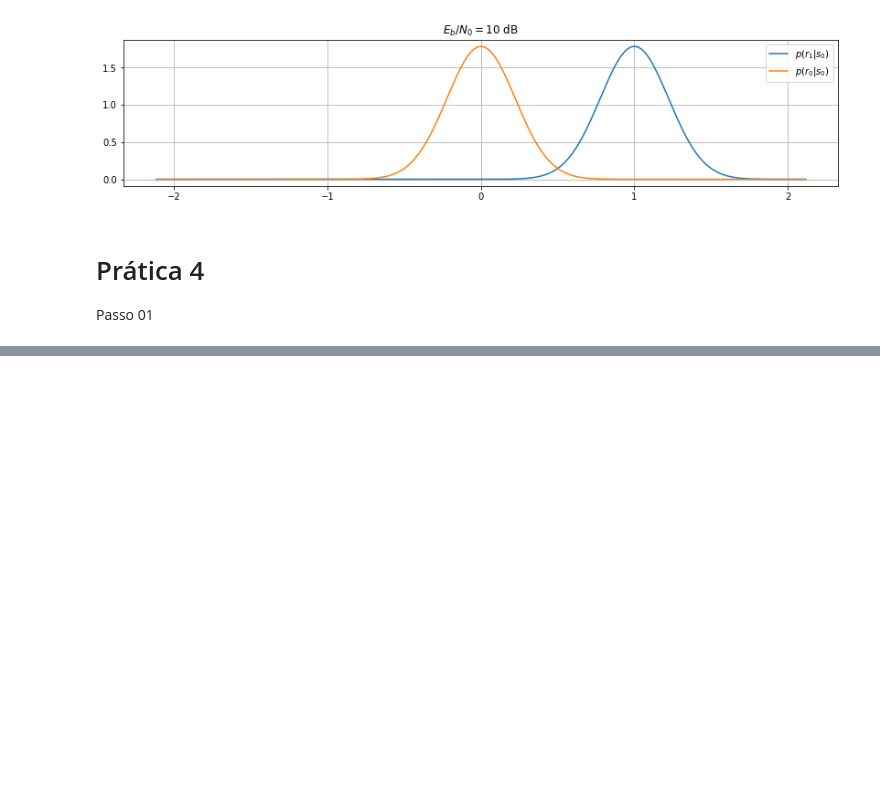
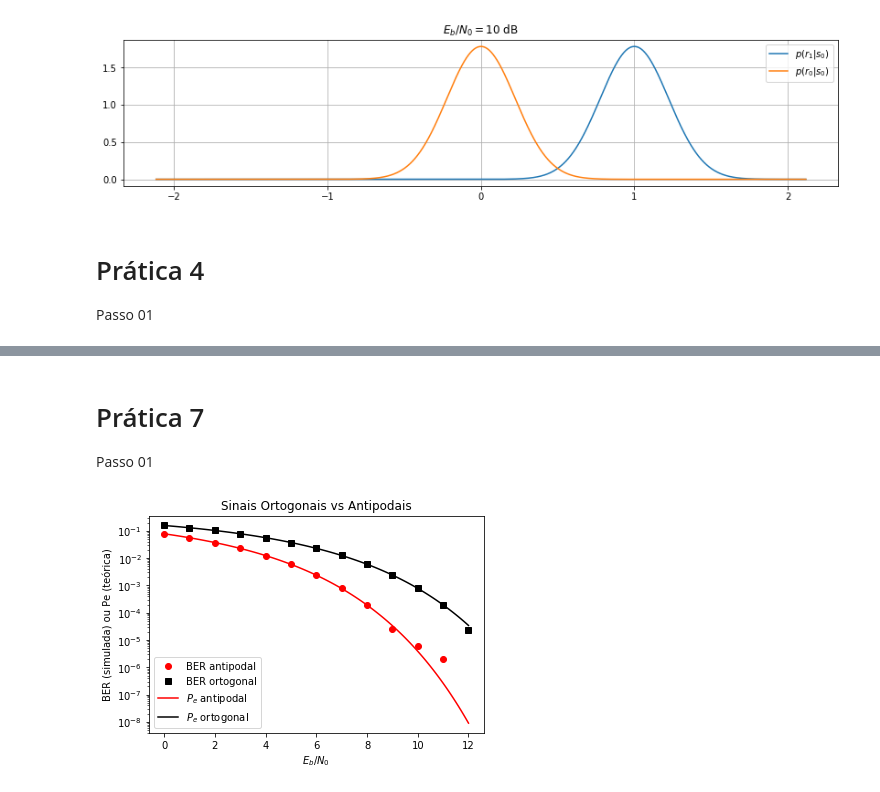
Before and after one commit to victordcsilva/DCO2004_Lab_Prototipagem, a Jupyter notebook: H09/Entrega_h09.ipynb, the cells around one changed output, grey strips where cells are left out. Cells and saved outputs as stored; diff of their text form; code cells hidden in the pictures; blank space fills up the shorter version.

```diff
--- a/H09/Entrega_h09.ipynb
+++ b/H09/Entrega_h09.ipynb
@@ -270,0 +346,35 @@ TypeError: 'int' object is not subscriptable
+# %% [markdown]
+# Prática 7
+Passo 01
+# %%
+from scipy.io import loadmat
+from scipy import special
+import numpy as np
+import matplotlib.pyplot as plt
+mat_data = loadmat('/home/victor/pratica7h09.mat')      # Retorna um dicionário
+
+
+vtSimErrorAnti=mat_data['vtSimErrorAnti'].flatten()
+vtSimErrorOrto=mat_data['vtSimErrorOrto'].flatten()
+
+vtEbN0Sim_dB=np.arange(0,13,1)
+vtEbN0Teo_dB=np.arange(0,12.1,0.1)
+vtEbN0Teo=10**(vtEbN0Teo_dB/10)
+vtTeoErrorAnti=0*(np.arange(0,12.1,0.1))
+vtTeoErrorOrto=0*(np.arange(0,12.1,0.1))
+
+for il in range(0,len(vtEbN0Teo)):
+    vtTeoErrorAnti[il]=(1/2)*special.erfc(sqrt(2*vtEbN0Teo[il])/sqrt(2))
+    vtTeoErrorOrto[il]=(1/2)*special.erfc(sqrt(vtEbN0Teo[il])/sqrt(2))
+    #qfunc(x)=(1/2)*erfc(x/sqrt(2))
+plt.semilogy(vtEbN0Sim_dB,vtSimErrorAnti,'or')
+plt.semilogy(vtEbN0Sim_dB,vtSimErrorOrto,'sk')
+plt.semilogy(vtEbN0Teo_dB,vtTeoErrorAnti,'r')
+plt.semilogy(vtEbN0Teo_dB,vtTeoErrorOrto,'k')
+plt.legend(['BER antipodal','BER ortogonal','$P_{e}$ antipodal','$P_{e}$ ortogonal'])
+plt.title('Sinais Ortogonais vs Antipodais')
+plt.xlabel('$E_{b}/N_{0}$')
+plt.ylabel('BER (simulada) ou Pe (teórica)')
+plt.show()
+# %% [output]
+[figure, added]
```
Also changed, not shown: parts of 8 cells of this notebook.
